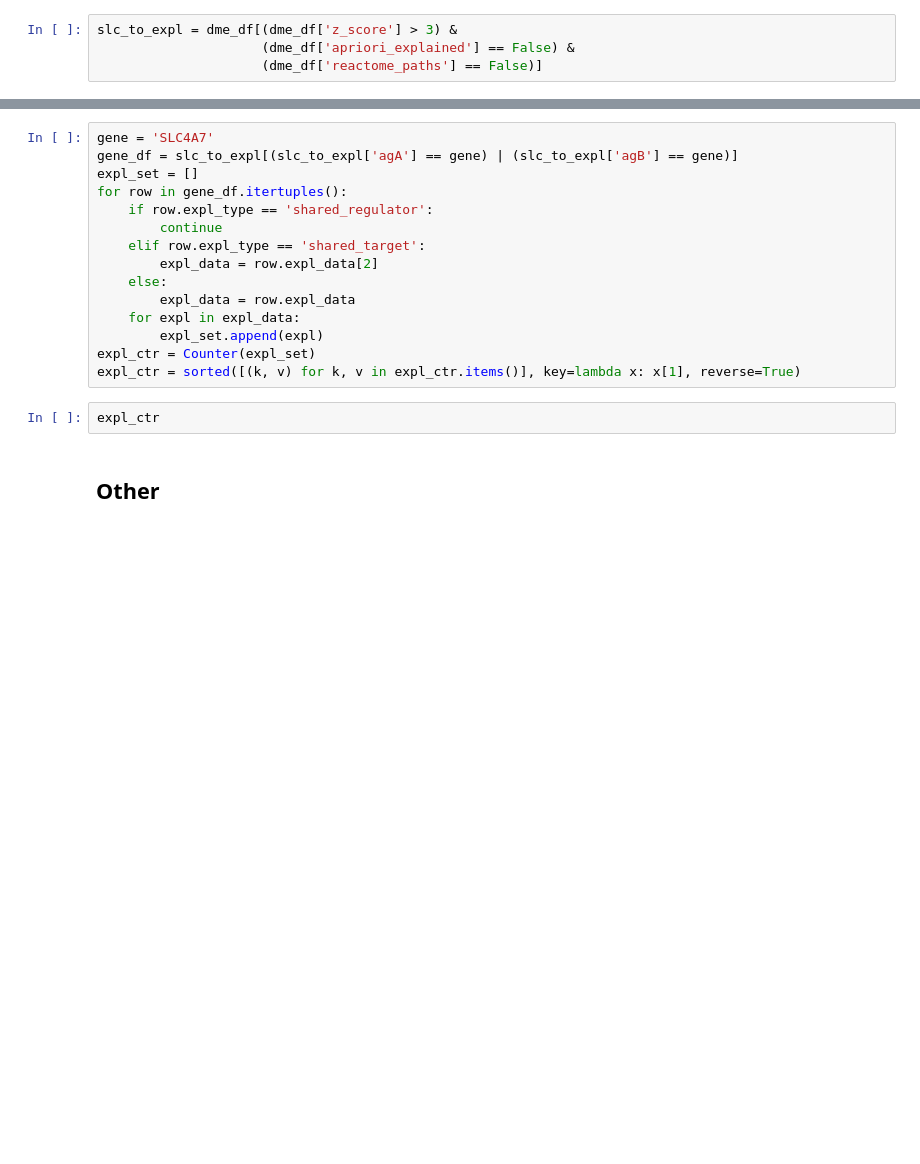
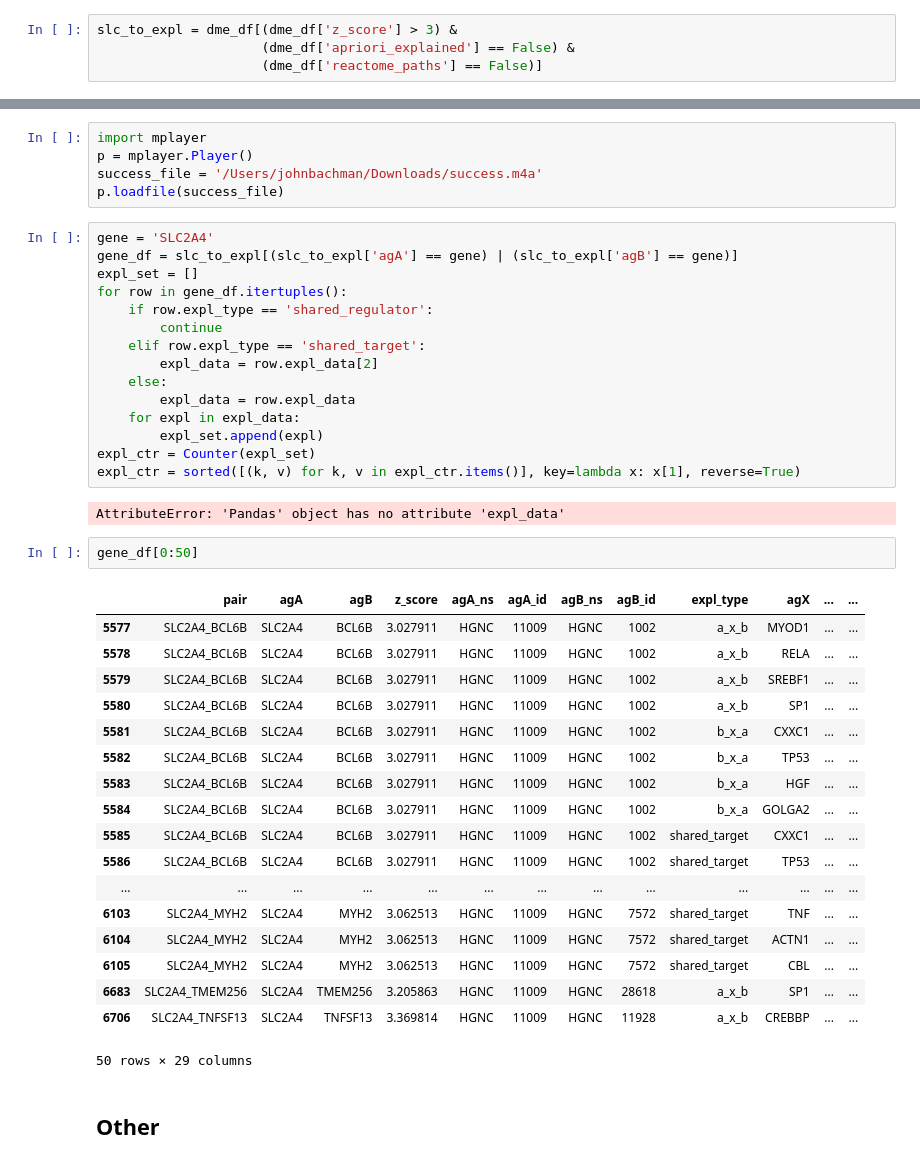
Before and after one commit to johnbachman/depmap_analysis, a Jupyter notebook: notebooks/Biomarkers of Dependency.ipynb, the cells around one changed output, grey strips where cells are left out. Saved outputs shown, nothing was run; the diff lists cells and outputs as text; blank space fills up the shorter version.

```diff
--- a/notebooks/Biomarkers of Dependency.ipynb
+++ b/notebooks/Biomarkers of Dependency.ipynb
@@ -425,5 +529,10 @@ AttributeError: 'NoneType' object has no attribute 'get'
+# %%
+import mplayer
+p = mplayer.Player()
+success_file = '/Users/johnbachman/Downloads/success.m4a'
+p.loadfile(success_file)
 # %%
-gene = 'SLC4A7'
+gene = 'SLC2A4'
 gene_df = slc_to_expl[(slc_to_expl['agA'] == gene) | (slc_to_expl['agB'] == gene)]
 expl_set = []
 for row in gene_df.itertuples():
@@ -437,8 +546,29 @@ for row in gene_df.itertuples():
         expl_set.append(expl)
 expl_ctr = Counter(expl_set)
 expl_ctr = sorted([(k, v) for k, v in expl_ctr.items()], key=lambda x: x[1], reverse=True)
+# %% [output]
+AttributeError: 'Pandas' object has no attribute 'expl_data'
-# %%
-expl_ctr
+# %%
+gene_df[0:50]
+# %% [output]
+|  | pair | agA | agB | z_score | agA_ns | agA_id | agB_ns | agB_id | expl_type | agX | ... | ... |
+| 5577 | SLC2A4_BCL6B | SLC2A4 | BCL6B | 3.027911 | HGNC | 11009 | HGNC | 1002 | a_x_b | MYOD1 | ... | ... |
+| 5578 | SLC2A4_BCL6B | SLC2A4 | BCL6B | 3.027911 | HGNC | 11009 | HGNC | 1002 | a_x_b | RELA | ... | ... |
+| 5579 | SLC2A4_BCL6B | SLC2A4 | BCL6B | 3.027911 | HGNC | 11009 | HGNC | 1002 | a_x_b | SREBF1 | ... | ... |
+| 5580 | SLC2A4_BCL6B | SLC2A4 | BCL6B | 3.027911 | HGNC | 11009 | HGNC | 1002 | a_x_b | SP1 | ... | ... |
+| 5581 | SLC2A4_BCL6B | SLC2A4 | BCL6B | 3.027911 | HGNC | 11009 | HGNC | 1002 | b_x_a | CXXC1 | ... | ... |
+| 5582 | SLC2A4_BCL6B | SLC2A4 | BCL6B | 3.027911 | HGNC | 11009 | HGNC | 1002 | b_x_a | TP53 | ... | ... |
+| 5583 | SLC2A4_BCL6B | SLC2A4 | BCL6B | 3.027911 | HGNC | 11009 | HGNC | 1002 | b_x_a | HGF | ... | ... |
+| 5584 | SLC2A4_BCL6B | SLC2A4 | BCL6B | 3.027911 | HGNC | 11009 | HGNC | 1002 | b_x_a | GOLGA2 | ... | ... |
+| 5585 | SLC2A4_BCL6B | SLC2A4 | BCL6B | 3.027911 | HGNC | 11009 | HGNC | 1002 | shared_target | CXXC1 | ... | ... |
+| 5586 | SLC2A4_BCL6B | SLC2A4 | BCL6B | 3.027911 | HGNC | 11009 | HGNC | 1002 | shared_target | TP53 | ... | ... |
+| ... | ... | ... | ... | ... | ... | ... | ... | ... | ... | ... | ... | ... |
+| 6103 | SLC2A4_MYH2 | SLC2A4 | MYH2 | 3.062513 | HGNC | 11009 | HGNC | 7572 | shared_target | TNF | ... | ... |
+| 6104 | SLC2A4_MYH2 | SLC2A4 | MYH2 | 3.062513 | HGNC | 11009 | HGNC | 7572 | shared_target | ACTN1 | ... | ... |
+| 6105 | SLC2A4_MYH2 | SLC2A4 | MYH2 | 3.062513 | HGNC | 11009 | HGNC | 7572 | shared_target | CBL | ... | ... |
+| 6683 | SLC2A4_TMEM256 | SLC2A4 | TMEM256 | 3.205863 | HGNC | 11009 | HGNC | 28618 | a_x_b | SP1 | ... | ... |
+| 6706 | SLC2A4_TNFSF13 | SLC2A4 | TNFSF13 | 3.369814 | HGNC | 11009 | HGNC | 11928 | a_x_b | CREBBP | ... | ... |
+50 rows × 29 columns
 # %% [markdown]
 ## Other
 # %%
```
Also changed, not shown: parts of 20 cells of this notebook.
